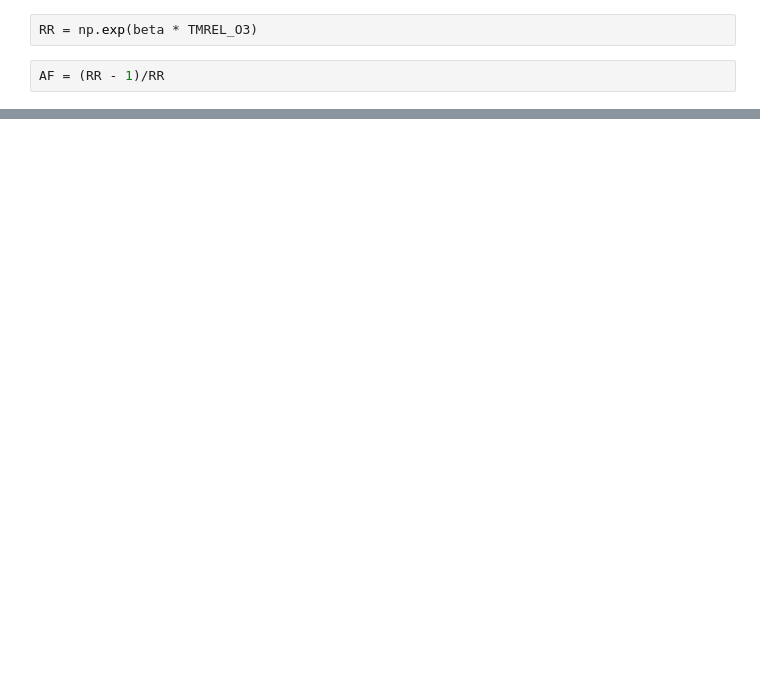
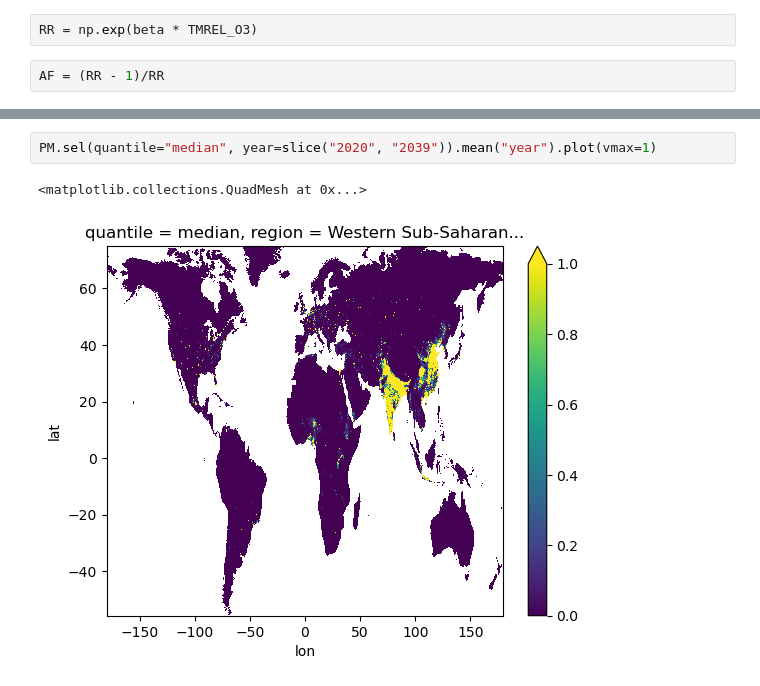
Before and after one commit to awells96/AQ_mortality_workflow, a Jupyter notebook: Test_script1.ipynb, the cells around one changed output, grey strips where cells are left out. Saved outputs shown, nothing was run; the diff lists cells and outputs as text; blank space fills up the shorter version.

```diff
--- a/Test_script1.ipynb
+++ b/Test_script1.ipynb
@@ -28,0 +63,5 @@ M = AF * bmr[1] * pop_2050
+# %%
+PM.sel(quantile="median", year=slice("2020", "2039")).mean("year").plot(vmax=1)
+# %% [output]
+<matplotlib.collections.QuadMesh at 0x...>
+[figure, added]
```
Also changed, not shown: parts of 19 cells of this notebook, 3 other files.
